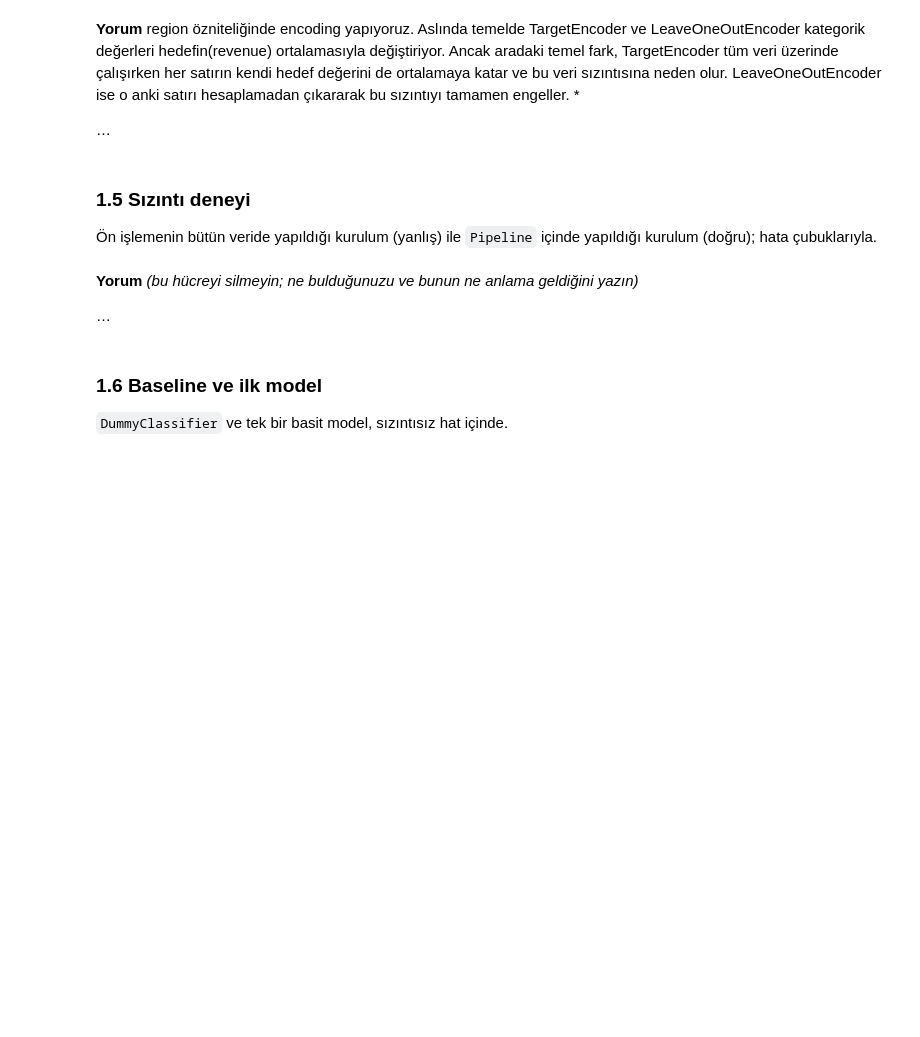
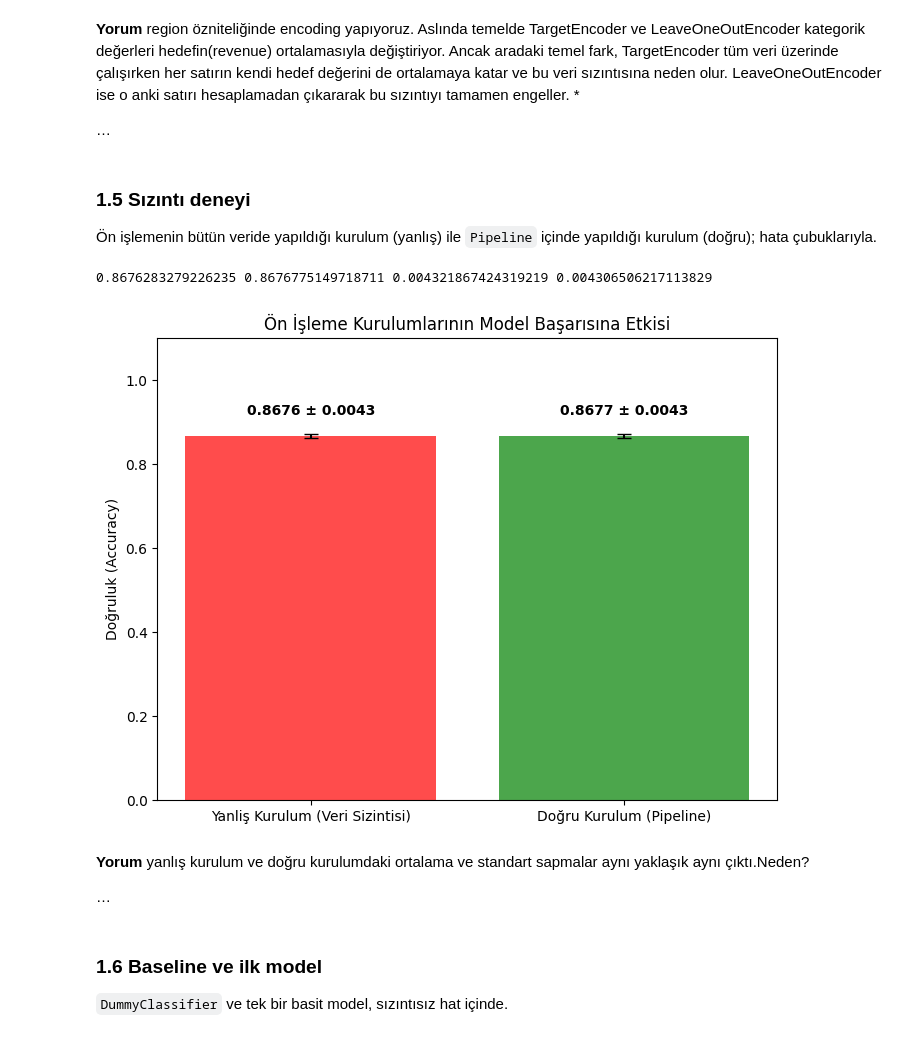
Before and after one commit to belginbyavuz/BIL545_Proje1_V1, a Jupyter notebook: BIL545_Proje1_V1.ipynb, the cells around one changed output. Cells and saved outputs as stored; diff of their text form; code cells hidden in the pictures; blank space fills up the shorter version.

```diff
--- a/BIL545_Proje1_V1.ipynb
+++ b/BIL545_Proje1_V1.ipynb
@@ -348,9 +357,83 @@ Aslında temelde TargetEncoder ve LeaveOneOutEncoder kategorik değerleri hedefi
 # %%
 from sklearn.pipeline import Pipeline
 from sklearn.model_selection import cross_val_score, RepeatedStratifiedKFold
+from sklearn.preprocessing import StandardScaler, OneHotEncoder
+from sklearn.impute import SimpleImputer
+from sklearn.compose import ColumnTransformer
+from sklearn.linear_model import LogisticRegression
+from sklearn.pipeline import Pipeline
+import matplotlib.pyplot as plt
+
+# Tekrar eden satırları kaldır
+df.drop_duplicates(inplace=True)
+
+X = df.drop('Revenue', axis=1)
+y = df['Revenue'].astype(int)
+
+#print(X)
+#print(y)
+
+categorical_features = ['Month', 'VisitorType', 'Weekend']
+numerical_features = [col for col in X.columns if col not in categorical_features]
+
+# Ön işlemede eksik değer doldurma ve standartlaştırma, kategorik kodlama(onehot encoder) yapıldı
+preprocessor = ColumnTransformer(
+    transformers=[
+        ('num', Pipeline([
+            ('imputer', SimpleImputer(strategy='median')),
+            ('scaler', StandardScaler())
+        ]), numerical_features),
+        ('cat', Pipeline([
+            ('imputer', SimpleImputer(strategy='most_frequent')),
+            ('encoder', OneHotEncoder(handle_unknown='ignore'))
+        ]), categorical_features)
+    ])
+
+
+#cv = StratifiedKFold(n_splits=5, shuffle=True, random_state=42)
 cv = RepeatedStratifiedKFold(n_splits=5, n_repeats=5, random_state=SEED)
+
+
+# Yanlış Kurulum (Ön işleme tüm veri setinde yapılıyor)
+X_processed_all = preprocessor.fit_transform(X)
+model_wrong = LogisticRegression(max_iter=1000)
+scores_wrong = cross_val_score(model_wrong, X_processed_all, y, cv=cv, scoring='accuracy')
+# Veriyi 5'e bölüp 5 tekrarlı çalıştırdığım için 25 tane score elde ettim
+
+# Doğru Kurulum (Ön işleme pipeline içinde yapılıyor)
+pipeline = Pipeline([
+    ('preprocessor', preprocessor),
+    ('classifier', LogisticRegression(max_iter=1000))
+])
+scores_right = cross_val_score(pipeline, X, y, cv=cv, scoring='accuracy')
+
+
+#ortalama, standart sapmayı hesaplayalım
+mean_wrong, std_wrong = np.mean(scores_wrong), np.std(scores_wrong)
+mean_right, std_right = np.mean(scores_right), np.std(scores_right)
+
+print(mean_wrong,mean_right, std_wrong, std_right)
+
+# Grafik üzerinde hata çubuklarıyla gösterilmesi
+labels = ['Yanliş Kurulum (Veri Sizintisi)', 'Doğru Kurulum (Pipeline)']
+means = [mean_wrong, mean_right]
+stds = [std_wrong, std_right]
+
+plt.figure(figsize=(8, 6))
+plt.bar(labels, means, yerr=stds, capsize=5, color=['red', 'green'], alpha=0.7)
+plt.ylabel('Doğruluk (Accuracy)')
+plt.title('Ön İşleme Kurulumlarının Model Başarısına Etkisi')
+plt.ylim(0, 1.1)
+
+for i, v in enumerate(means):
+    plt.text(i, v + 0.05, f"{v:.4f} ± {stds[i]:.4f}", ha='center', fontweight='bold')
+
+plt.show()
+# %% [output]
+0.8676283279226235 0.8676775149718711 0.004321867424319219 0.004306506217113829
+[figure, added]
 # %% [markdown]
-**Yorum** *(bu hücreyi silmeyin; ne bulduğunuzu ve bunun ne anlama geldiğini yazın)*
+**Yorum**  yanlış kurulum ve doğru kurulumdaki ortalama ve standart sapmalar aynı yaklaşık aynı çıktı.Neden?
 
 …
 # %% [markdown]
```
Also changed, not shown: parts of 7 cells of this notebook.
